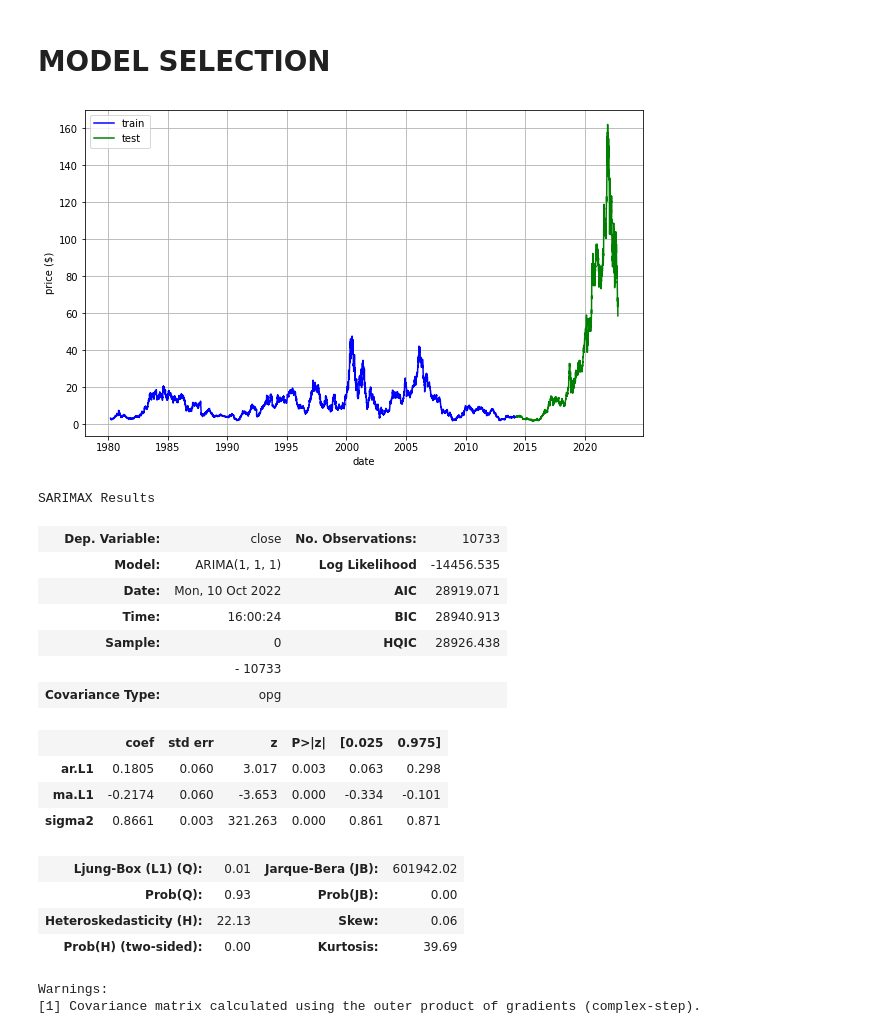
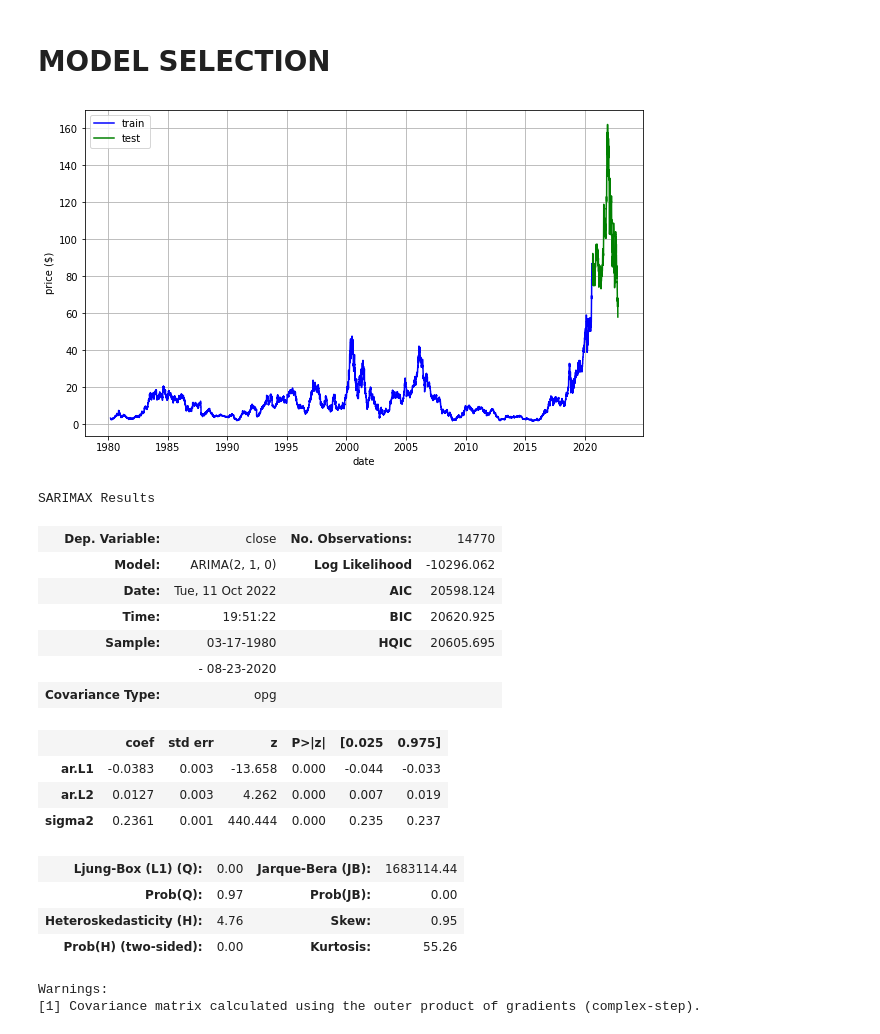
Before and after one commit to RAZMOKEUR/StockPricePrediction, a Jupyter notebook: server/AI.ipynb, the cells around one changed output. Drawn from its saved outputs; the diff is of its cells as text; code cells hidden in the pictures.

```diff
--- a/server/AI.ipynb
+++ b/server/AI.ipynb
@@ -12,7 +12,7 @@ import seaborn as sns
 # connect to mysql database
 user = 'saber'
 pwd = '7x%j%8%VpejLCN'
-db_name = "SPP"
+db_name = "spp"
 
 
 url = "mysql+pymysql://{user}:{pwd}@127.0.0.1:3306/{db_name}".format(user=user,pwd=pwd,db_name=db_name)
@@ -22,6 +22,7 @@ con = sqlalchemy.create_engine(url)
 # read sql table
 
 def readDfSql(ticker):
+    ticker = ticker.lower()
     df = pd.read_sql(ticker,con,index_col='date')
     return df
 
@@ -140,49 +159,49 @@ plt.legend()
 # %%
 # train test split
 
-size = int(len(test)*0.8)
+size = int(len(test)*0.95)
 train_ds = test.close[:size]
 test_ds = test.close[size:]
 
 # plot train and test
 
 plt.figure(figsize=(10,6))
 plt.plot(train_ds,c='blue',label='train')
 plt.plot(test_ds,c='green',label='test')
 plt.xlabel('date')
 plt.ylabel('price ($)')
 plt.grid()
 
 plt.legend()
 plt.show()
 # %% [output]
-[figure, old version]
+[figure, new version]
 # %%
 from statsmodels.tsa.arima.model import ARIMA
 
 
-model = ARIMA(test,order=(1,1,1))
+model = ARIMA(train_ds,order=(2,1,0))
 
 res = model.fit()
 
 res.summary()
 # %% [output]
 SARIMAX Results
-| Dep. Variable: | close | No. Observations: | 10733 |
-| Model: | ARIMA(1, 1, 1) | Log Likelihood | -14456.535 |
-| Date: | Mon, 10 Oct 2022 | AIC | 28919.071 |
-| Time: | 16:00:24 | BIC | 28940.913 |
-| Sample: | 0 | HQIC | 28926.438 |
-|  | - 10733 |  |  |
+| Dep. Variable: | close | No. Observations: | 14770 |
+| Model: | ARIMA(2, 1, 0) | Log Likelihood | -10296.062 |
+| Date: | Tue, 11 Oct 2022 | AIC | 20598.124 |
+| Time: | 19:51:22 | BIC | 20620.925 |
+| Sample: | 03-17-1980 | HQIC | 20605.695 |
+|  | - 08-23-2020 |  |  |
 | Covariance Type: | opg |  |  |
 |  | coef | std err | z | P>|z| | [0.025 | 0.975] |
-| ar.L1 | 0.1805 | 0.060 | 3.017 | 0.003 | 0.063 | 0.298 |
-| ma.L1 | -0.2174 | 0.060 | -3.653 | 0.000 | -0.334 | -0.101 |
-| sigma2 | 0.8661 | 0.003 | 321.263 | 0.000 | 0.861 | 0.871 |
+| ar.L1 | -0.0383 | 0.003 | -13.658 | 0.000 | -0.044 | -0.033 |
+| ar.L2 | 0.0127 | 0.003 | 4.262 | 0.000 | 0.007 | 0.019 |
+| sigma2 | 0.2361 | 0.001 | 440.444 | 0.000 | 0.235 | 0.237 |
-| Ljung-Box (L1) (Q): | 0.01 | Jarque-Bera (JB): | 601942.02 |
-| Prob(Q): | 0.93 | Prob(JB): | 0.00 |
-| Heteroskedasticity (H): | 22.13 | Skew: | 0.06 |
-| Prob(H) (two-sided): | 0.00 | Kurtosis: | 39.69 |
+| Ljung-Box (L1) (Q): | 0.00 | Jarque-Bera (JB): | 1683114.44 |
+| Prob(Q): | 0.97 | Prob(JB): | 0.00 |
+| Heteroskedasticity (H): | 4.76 | Skew: | 0.95 |
+| Prob(H) (two-sided): | 0.00 | Kurtosis: | 55.26 |
 Warnings:
 [1] Covariance matrix calculated using the outer product of gradients (complex-step).
 # %%
```
Also changed, not shown: parts of 16 cells of this notebook, 4 other files.
